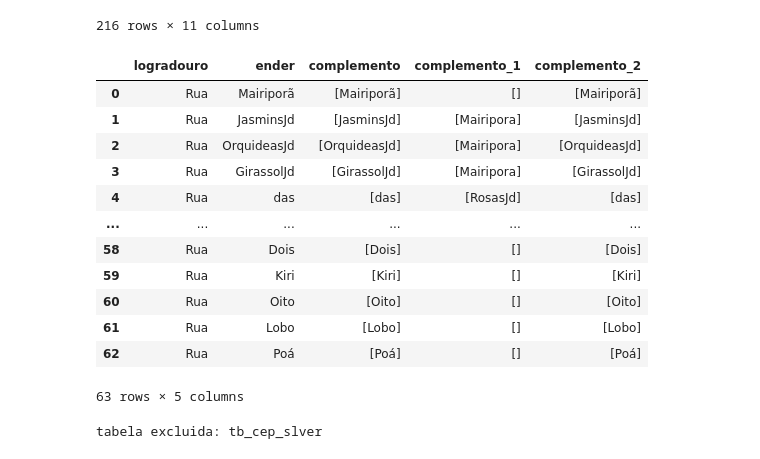
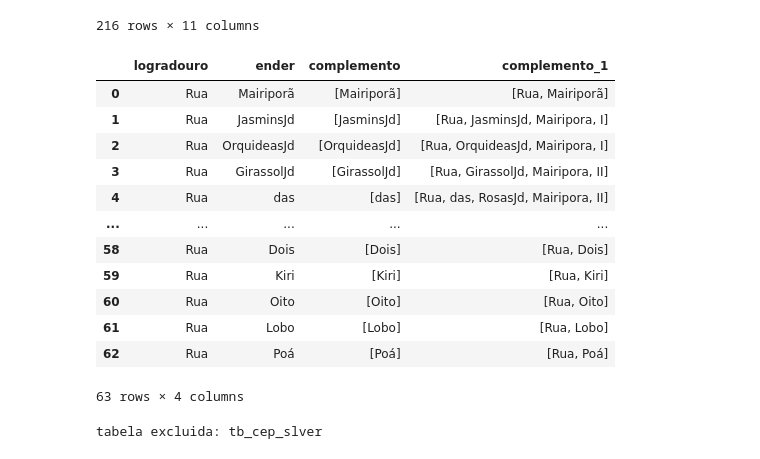
Before and after one commit to RafaellSanchez/api-geral, a Jupyter notebook: GEO/CEP/codigo/teste_trans_pipe.ipynb, the cells around one changed output. Drawn from its saved outputs; the diff is of its cells as text; code cells hidden in the pictures.

```diff
--- a/GEO/CEP/codigo/teste_trans_pipe.ipynb
+++ b/GEO/CEP/codigo/teste_trans_pipe.ipynb
@@ -72,50 +72,48 @@ df_read = pd.read_csv(file, sep=';')
 df = df_read['logradouro'].str.findall(r"(?:\S+\s+){1,2}\S+").explode('logradouro')
 df_read['text'] = df
 
 world = 'Rua'
 
 lista = []
 
 for palavra in df_read['logradouro']:
     if world in palavra:
         separ = palavra.split()
         street = separ[0]
         ender = separ[1]
         compl = separ[1:2]
-        compl1 = separ[2:3]
-        compl2 = separ[3:4]
+        compl1 = separ
         # print(street)
         # print(ender)
         # print(compl)
 
         lista.append({
             'logradouro': street,
             'ender': ender,
             'complemento': compl,
-            'complemento_1': compl1,
-            'complemento_2': compl
+            'complemento_1': compl1
         })
 
 df = pd.DataFrame(lista)
 display(df)
 
 
 # (df.assign(text=df['text'].str.findall(r'(?:\S+\s+){1,2}\S+'))
 #          .explode('text')
 # %% [output]
-|  | logradouro | ender | complemento | complemento_1 | complemento_2 |
-| 0 | Rua | Mairiporã | [Mairiporã] | [] | [Mairiporã] |
-| 1 | Rua | JasminsJd | [JasminsJd] | [Mairipora] | [JasminsJd] |
-| 2 | Rua | OrquideasJd | [OrquideasJd] | [Mairipora] | [OrquideasJd] |
-| 3 | Rua | GirassolJd | [GirassolJd] | [Mairipora] | [GirassolJd] |
-| 4 | Rua | das | [das] | [RosasJd] | [das] |
-| ... | ... | ... | ... | ... | ... |
-| 58 | Rua | Dois | [Dois] | [] | [Dois] |
-| 59 | Rua | Kiri | [Kiri] | [] | [Kiri] |
-| 60 | Rua | Oito | [Oito] | [] | [Oito] |
-| 61 | Rua | Lobo | [Lobo] | [] | [Lobo] |
-| 62 | Rua | Poá | [Poá] | [] | [Poá] |
+|  | logradouro | ender | complemento | complemento_1 |
+| 0 | Rua | Mairiporã | [Mairiporã] | [Rua, Mairiporã] |
+| 1 | Rua | JasminsJd | [JasminsJd] | [Rua, JasminsJd, Mairipora, I] |
+| 2 | Rua | OrquideasJd | [OrquideasJd] | [Rua, OrquideasJd, Mairipora, I] |
+| 3 | Rua | GirassolJd | [GirassolJd] | [Rua, GirassolJd, Mairipora, II] |
+| 4 | Rua | das | [das] | [Rua, das, RosasJd, Mairipora, II] |
+| ... | ... | ... | ... | ... |
+| 58 | Rua | Dois | [Dois] | [Rua, Dois] |
+| 59 | Rua | Kiri | [Kiri] | [Rua, Kiri] |
+| 60 | Rua | Oito | [Oito] | [Rua, Oito] |
+| 61 | Rua | Lobo | [Lobo] | [Rua, Lobo] |
+| 62 | Rua | Poá | [Poá] | [Rua, Poá] |
-63 rows × 5 columns
+63 rows × 4 columns
 # %%
     # case when length(cast(trim(cep) as string)) = 7 then cast(substr(cast(trim(cep) as int), 1, 4) as decimal)
     #      when length(cast(trim(cep) as string)) = 8 then cast(substr(cast(trim(cep) as int), 1, 5) as decimal)
```
